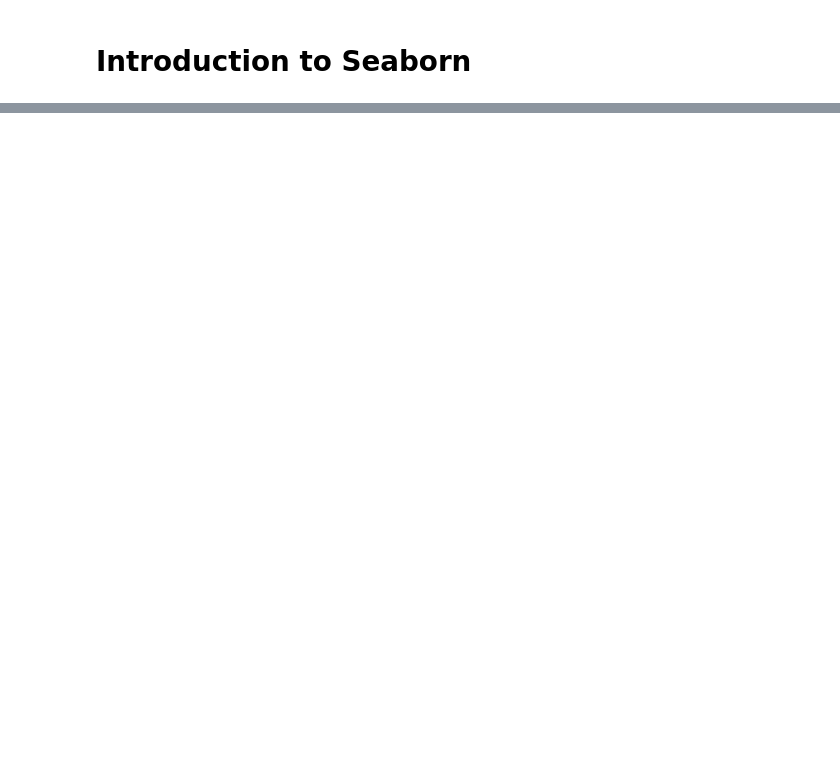
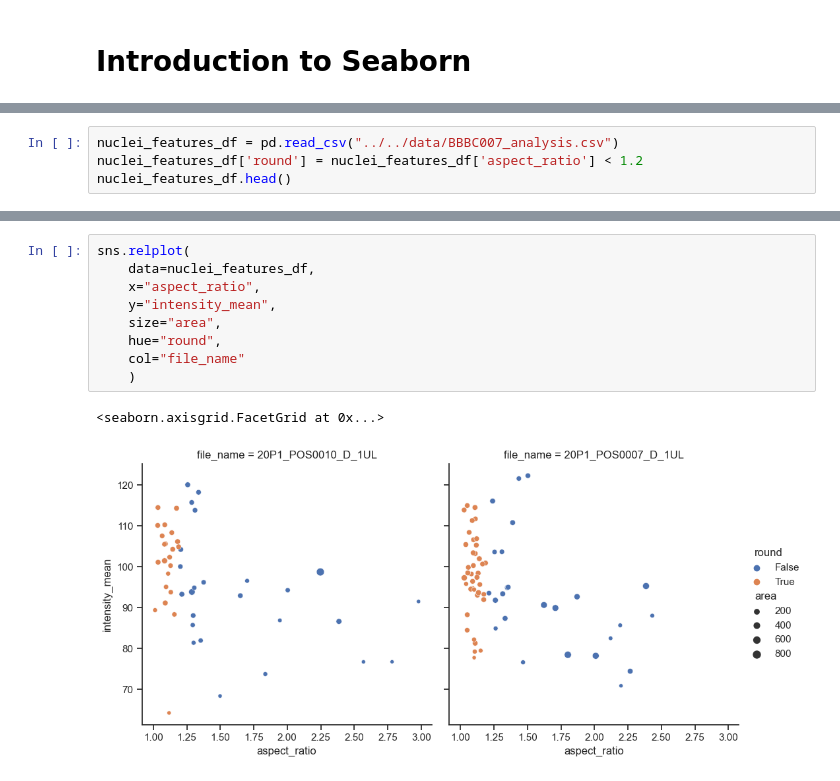
Before and after one commit to BiAPoL/PoL-BioImage-Analysis-TS-Early-Career-Track, a Jupyter notebook: docs/day3a_plotting/01_Introduction_to_Seaborn.ipynb, the cells around one changed output, grey strips where cells are left out. Drawn from its saved outputs; the diff is of its cells as text; blank space fills up the shorter version.

```diff
--- a/docs/day3a_plotting/01_Introduction_to_Seaborn.ipynb
+++ b/docs/day3a_plotting/01_Introduction_to_Seaborn.ipynb
@@ -81,0 +50,4 @@ tips = sns.load_dataset("tips")
+# %%
+nuclei_features_df = pd.read_csv("../../data/BBBC007_analysis.csv")
+nuclei_features_df['round'] = nuclei_features_df['aspect_ratio'] < 1.2
+nuclei_features_df.head()
@@ -81,0 +61,12 @@ tips = sns.load_dataset("tips")
+# %%
+sns.relplot(
+    data=nuclei_features_df,
+    x="aspect_ratio",
+    y="intensity_mean",
+    size="area",
+    hue="round",
+    col="file_name"
+    )
+# %% [output]
+<seaborn.axisgrid.FacetGrid at 0x...>
+[figure, added]
```
Also changed, not shown: parts of 26 cells of this notebook.
